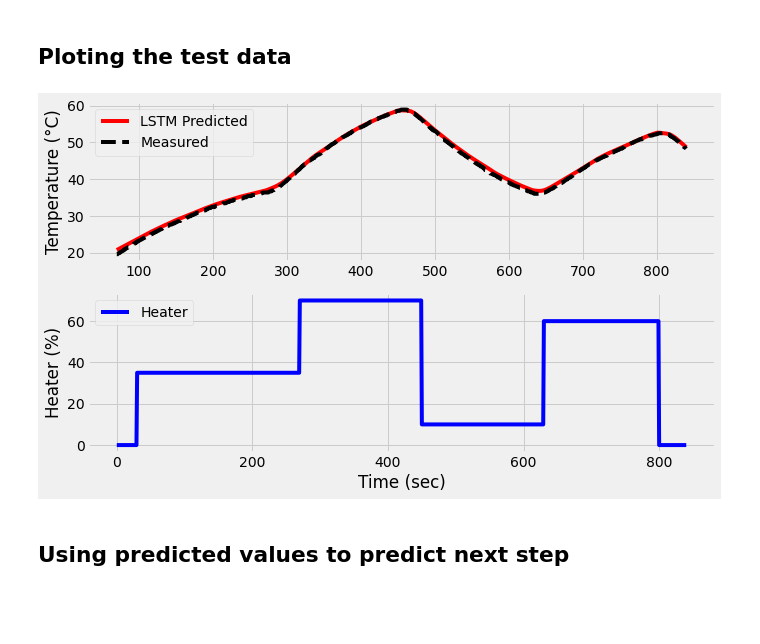
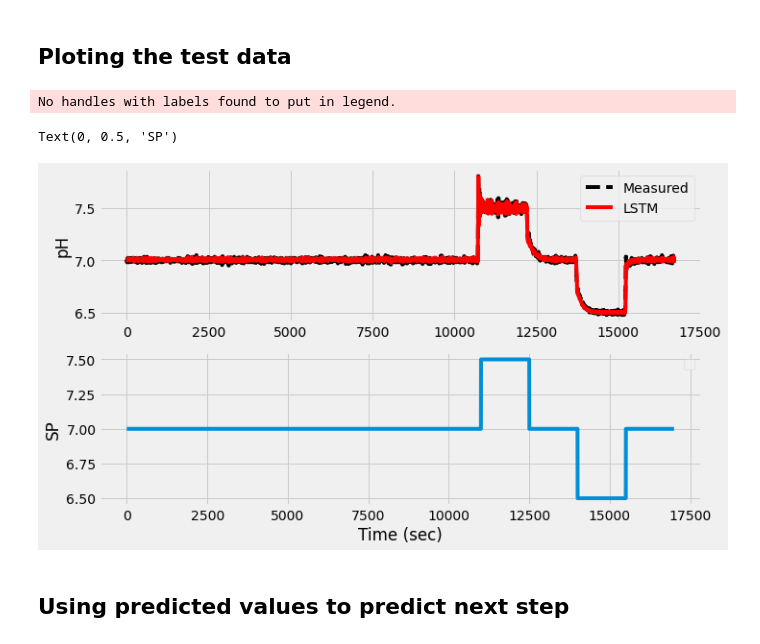
Before and after one commit to VictorDreke/Industry4.0_Python, a Jupyter notebook: LSTM_for_Identification.ipynb, the cells around one changed output. Cells and saved outputs as stored; diff of their text form; code cells hidden in the pictures; blank space fills up the shorter version.

```diff
--- a/LSTM_for_Identification.ipynb
+++ b/LSTM_for_Identification.ipynb
@@ -59,7 +75,7 @@ def dividing_data_for_lstm(Xs, Ys, window=70):
 # %% [markdown]
 ## Create and Train LSTM model
 # %%
-X, Y = dividing_data_for_lstm(Xs, Ys, window=70)
+
 
 # Initialize LSTM model
 model = Sequential()
@@ -73,14 +89,14 @@ model.add(LSTM(units=50))
 model.add(Dropout(0.2))
 model.add(Dense(units=1))
 model.compile(optimizer = 'adam', loss = 'mean_squared_error',\
-              metrics = ['accuracy'])
+              metrics = ['mape','mse'])
 
 # Allow for early exit
-es = EarlyStopping(monitor='loss',mode='min',verbose=1,patience=10)
+es = EarlyStopping(monitor='val_loss',mode='min',verbose=1,patience=10)
 
 # Fit (and time) LSTM model
 t0 = time.time()
-history = model.fit(X, Y, epochs = 10, batch_size = 250, callbacks=[es], verbose=1)
+history = model.fit(X, Y, epochs = 10, batch_size = 250, callbacks=[es], verbose=1, validation_split=0.15)
 t1 = time.time()
 print('Runtime: %.2f s' %(t1-t0))
 # %% [output]
@@ -140,15 +163,16 @@ plt.savefig('tclab_fit.png')
 
 v = load_model('model.h5')
 # Load training data
-test = pd.read_csv('https://apmonitor.com/pdc/uploads/Main/tclab_data4.txt')
-
-Xt = test[['T1','Q1']].values
-Yt = test[['T1']].values
+# file = 'https://apmonitor.com/pdc/uploads/Main/tclab_data4.txt'
+file = '/content/pH_Data_Reference.csv'
+test = pd.read_csv(file)
+Xt = test[['Level_PV','Level_SP']].values
+Yt = test[['Level_PV']].values
 
 Xts = s1.transform(Xt)
 Yts = s2.transform(Yt)
 # %%
-Xti, Yti = dividing_data_for_lstm(Xts, Yts, window=70)
+Xti, Yti = dividing_data_for_lstm(Xts, Yts, window=295)
 # %%
 # Verify the fit of the model
 Ytp = model.predict(Xti)
@@ -161,17 +185,33 @@ Ytm = s2.inverse_transform(Yti)
 # %%
 plt.figure(figsize=(10,6))
 plt.subplot(2,1,1)
-plt.plot(test['Time'][window:],Ytu,'r-',label='LSTM Predicted')
-plt.plot(test['Time'][window:],Ytm,'k--',label='Measured')
+# plt.plot(test['Time'][window:],Ytu,'r-',label='LSTM Predicted')
+# plt.plot(test['Time'][window:],Ytm,'k--',label='Measured')
+# plt.legend()
+# plt.ylabel('Temperature (°C)')
+# plt.subplot(2,1,2)
+# plt.plot(test['Time'],test['Q1'],'b-',label='Heater')
+# plt.xlabel('Time (sec)'); plt.ylabel('Heater (%)')
+# plt.legend()
+# plt.savefig('tclab_validate.png')
+# plt.plot(train['Time'][window:],Yu,'r-',label='LSTM')
+# plt.plot(train['Time'][window:],Ym,'k--',label='Measured')
+# plt.ylabel('Temperature (°C)')
+
+plt.plot(Ytm,'k--',label='Measured')
+plt.plot(Ytu,'r-',label='LSTM')
+plt.ylabel('pH')
 plt.legend()
-plt.ylabel('Temperature (°C)')
 plt.subplot(2,1,2)
-plt.plot(test['Time'],test['Q1'],'b-',label='Heater')
-plt.xlabel('Time (sec)'); plt.ylabel('Heater (%)')
+# plt.plot(train['Q1'],label='heater (%)')
+plt.plot(test['Level_SP'])
 plt.legend()
-plt.savefig('tclab_validate.png')
+plt.xlabel('Time (sec)'); plt.ylabel('SP')
+# plt.savefig('tclab_fit.png')
 # %% [output]
+No handles with labels found to put in legend.
+Text(0, 0.5, 'SP')
-[figure, old version]
+[figure, new version]
 # %% [markdown]
 ## Using predicted values to predict next step
 # %%
```
Also changed, not shown: parts of 10 cells of this notebook.
